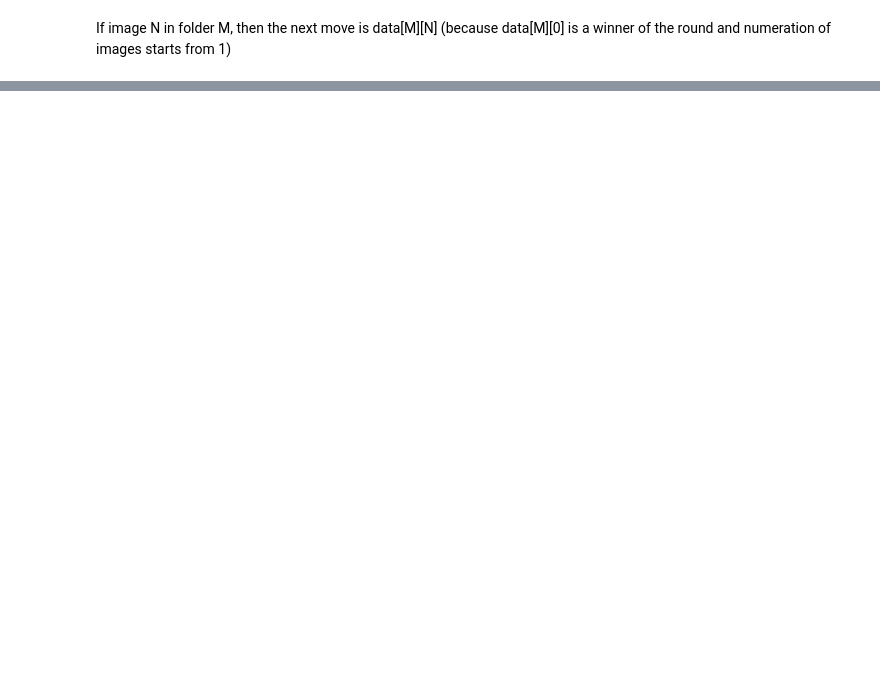
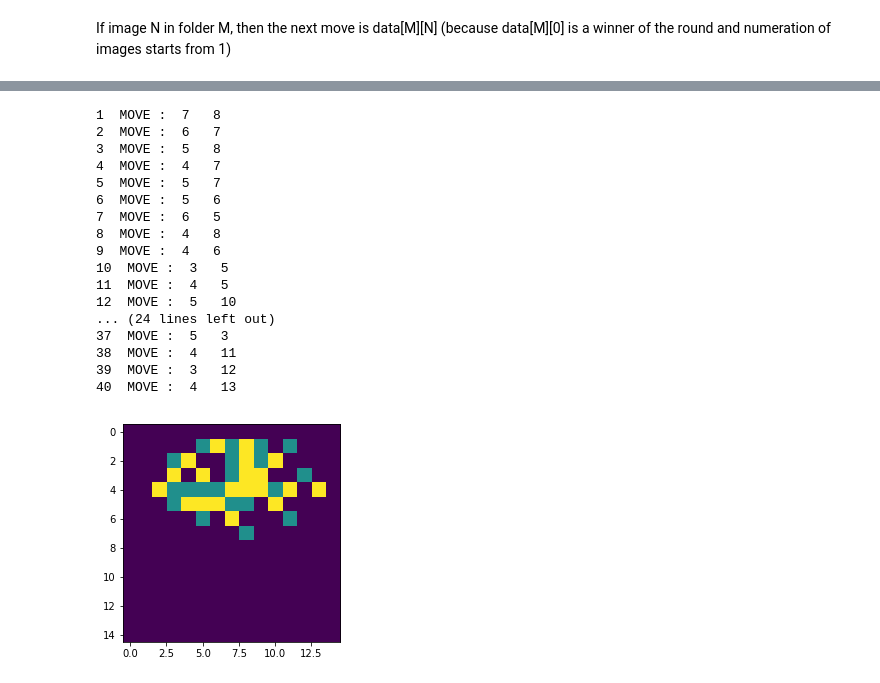
Before and after one commit to ahmados/renju, a Jupyter notebook: intro.ipynb, the cells around one changed output, grey strips where cells are left out. Drawn from its saved outputs; the diff is of its cells as text; code cells hidden in the pictures; blank space fills up the shorter version.

```diff
--- a/intro.ipynb
+++ b/intro.ipynb
@@ -165,0 +294,40 @@ model.summary()
+# %%
+def self_play_for_n(model, n):
+    image = np.zeros((15, 15), dtype=np.uint8)
+    pos = np.zeros((1, 15, 15, 1))
+    for i in range(n):
+#         move = np.argmax(model.predict(pos))
+        vec = model.predict(pos)
+        maxmove = 0
+        move = 0
+        xy = 0
+        for m in vec[0]:
+            if ((m > maxmove) and (pos[0][xy // 15][xy % 15][0] == 0)):
+                move = xy
+                maxmove = m
+            xy += 1
+        image[move // 15][move % 15] = 127 + 128 * (i % 2)
+        pos[0][move // 15][move % 15][0] = ((127 + 128 * (i % 2)) / 256)
+        print(str(i + 1) , " MOVE : ", str(move // 15), " ", str(move % 15))
+    plt.imshow(image)
+# %%
+self_play_for_n(model, 40)
+# %% [output]
+1  MOVE :  7   8
+2  MOVE :  6   7
+3  MOVE :  5   8
+4  MOVE :  4   7
+5  MOVE :  5   7
+6  MOVE :  5   6
+7  MOVE :  6   5
+8  MOVE :  4   8
+9  MOVE :  4   6
+10  MOVE :  3   5
+11  MOVE :  4   5
+12  MOVE :  5   10
+... (24 lines left out)
+37  MOVE :  5   3
+38  MOVE :  4   11
+39  MOVE :  3   12
+40  MOVE :  4   13
+[figure, added]
```
Also changed, not shown: parts of 46 cells of this notebook.
